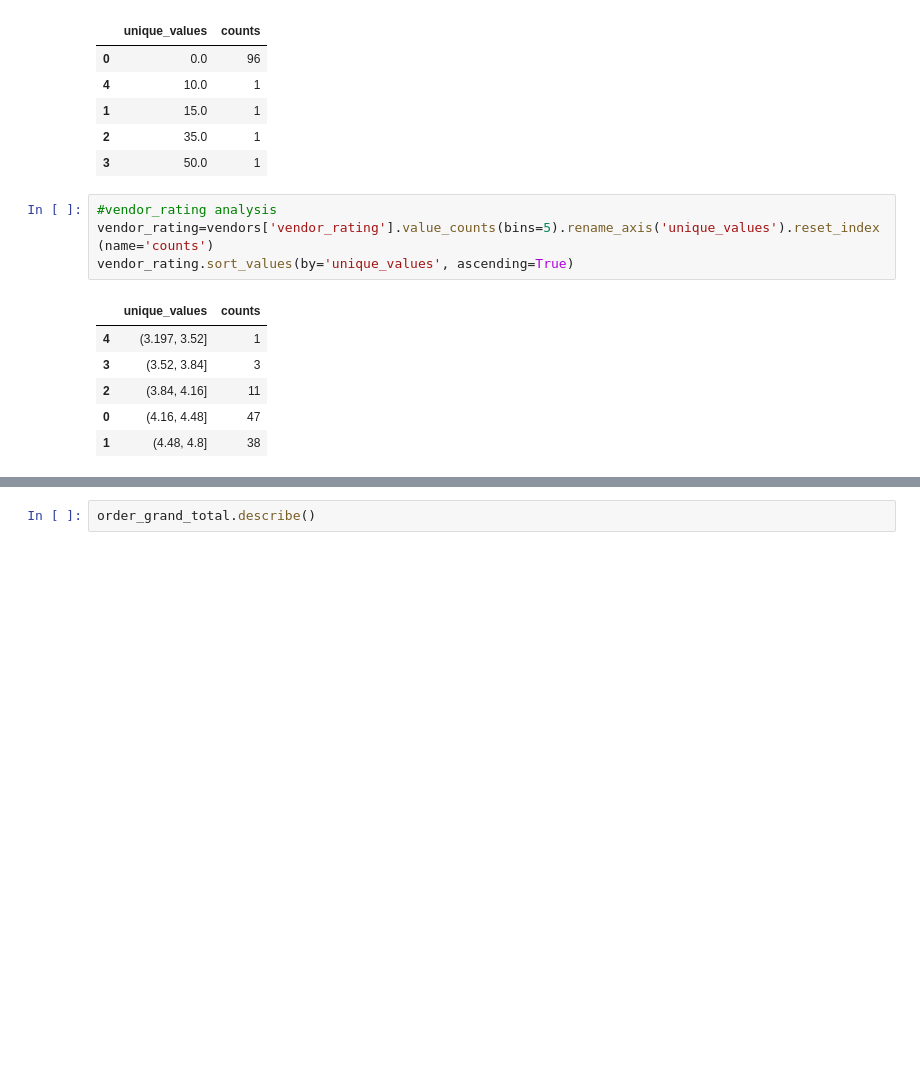
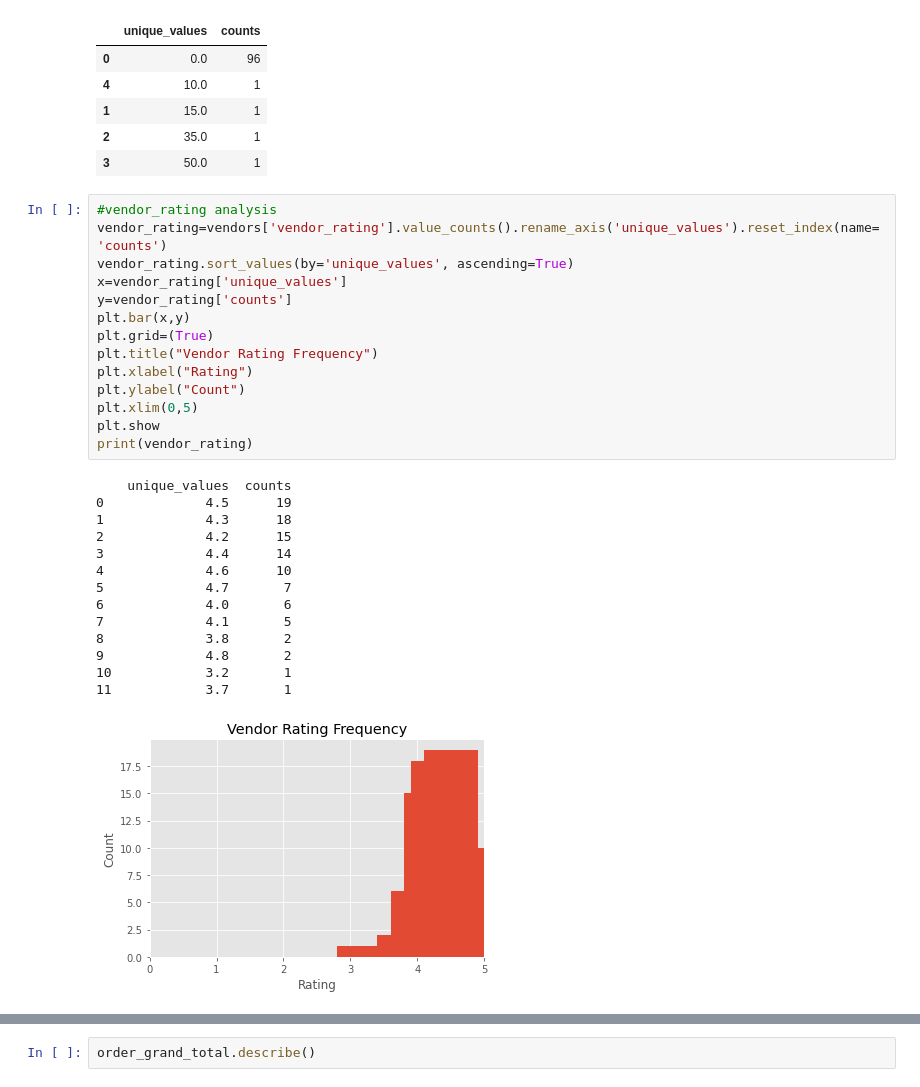
Before and after one commit to ritkumar10/RohanIntern, a Jupyter notebook: Master Data Sets.ipynb, the cells around one changed output, grey strips where cells are left out. Drawn from its saved outputs; the diff is of its cells as text; blank space fills up the shorter version.

```diff
--- a/Master Data Sets.ipynb
+++ b/Master Data Sets.ipynb
@@ -413,14 +460,32 @@ vendor_discount_percentage.sort_values(by='unique_values', ascending=True)
 | 3 | 50.0 | 1 |
 # %%
 #vendor_rating analysis
-vendor_rating=vendors['vendor_rating'].value_counts(bins=5).rename_axis('unique_values').reset_index(name='counts')
+vendor_rating=vendors['vendor_rating'].value_counts().rename_axis('unique_values').reset_index(name='counts')
 vendor_rating.sort_values(by='unique_values', ascending=True)
+x=vendor_rating['unique_values']
+y=vendor_rating['counts']
+plt.bar(x,y)
+plt.grid=(True)
+plt.title("Vendor Rating Frequency")
+plt.xlabel("Rating")
+plt.ylabel("Count")
+plt.xlim(0,5)
+plt.show
+print(vendor_rating)
 # %% [output]
-|  | unique_values | counts |
-| 4 | (3.197, 3.52] | 1 |
-| 3 | (3.52, 3.84] | 3 |
-| 2 | (3.84, 4.16] | 11 |
-| 0 | (4.16, 4.48] | 47 |
-| 1 | (4.48, 4.8] | 38 |
+    unique_values  counts
+0             4.5      19
+1             4.3      18
+2             4.2      15
+3             4.4      14
+4             4.6      10
+5             4.7       7
+6             4.0       6
+7             4.1       5
+8             3.8       2
+9             4.8       2
+10            3.2       1
+11            3.7       1
+[figure, added]
 # %%
 #item_count analysis
```
Also changed, not shown: parts of 37 cells of this notebook.
